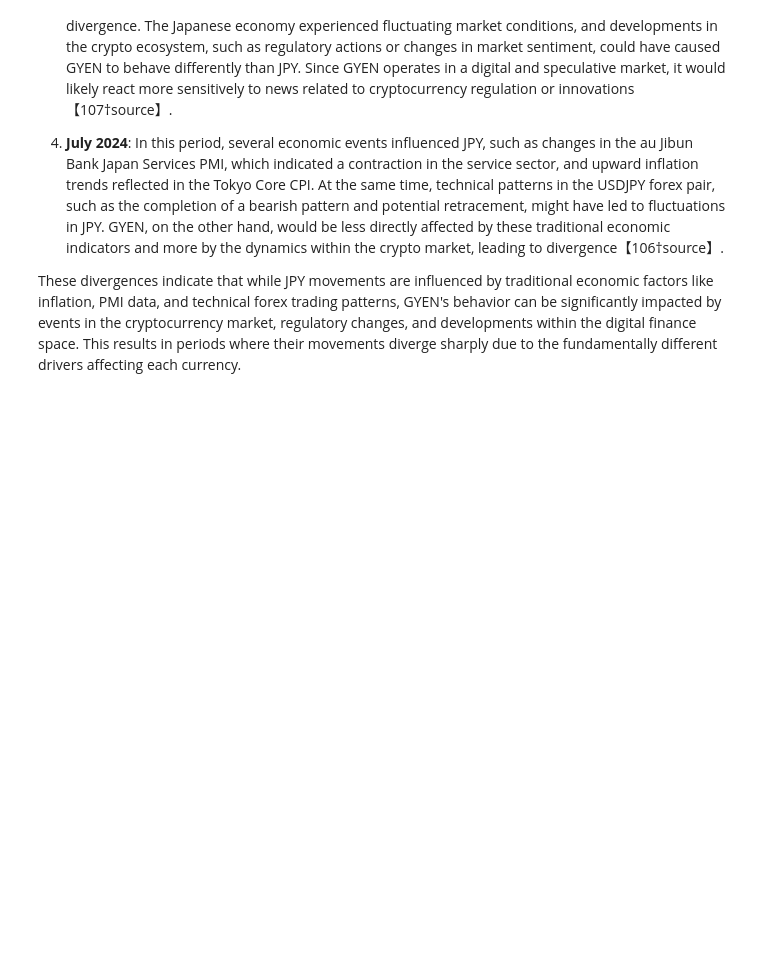
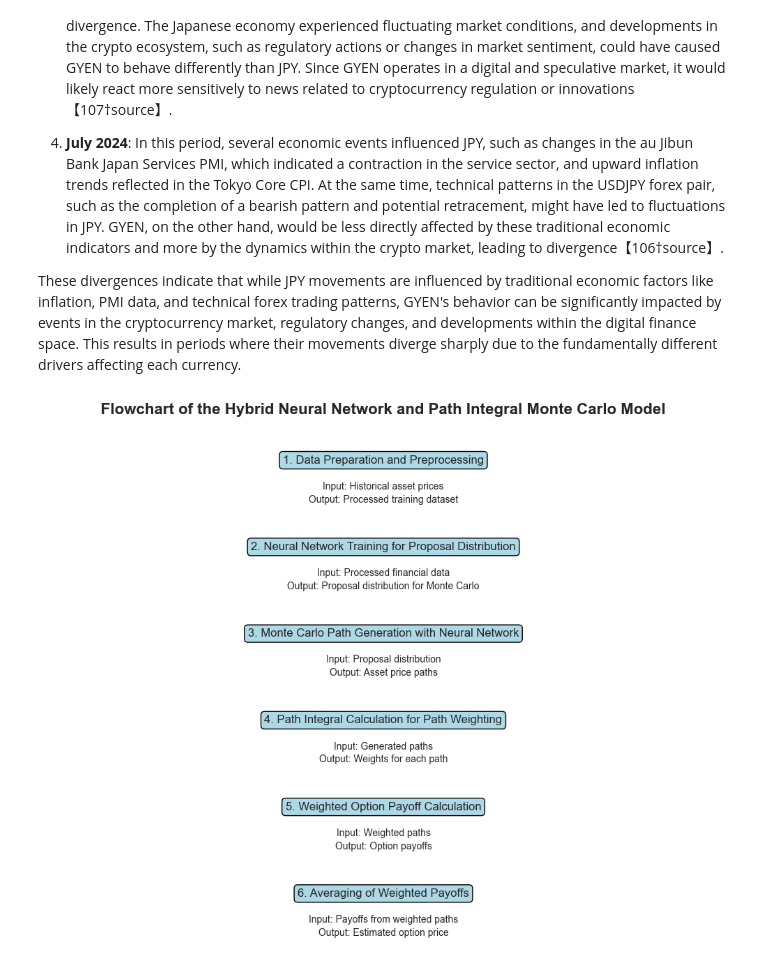
Before and after one commit to joodevs/algo-trader, a Jupyter notebook: gyen-yen-analysis.ipynb, the cells around one changed output. Saved outputs shown, nothing was run; the diff lists cells and outputs as text; code cells hidden in the pictures; blank space fills up the shorter version.

```diff
--- a/gyen-yen-analysis.ipynb
+++ b/gyen-yen-analysis.ipynb
@@ -1160,3 +1160,71 @@ Based on the events from the periods you identified, here are some insights into
 4. **July 2024**: In this period, several economic events influenced JPY, such as changes in the au Jibun Bank Japan Services PMI, which indicated a contraction in the service sector, and upward inflation trends reflected in the Tokyo Core CPI. At the same time, technical patterns in the USDJPY forex pair, such as the completion of a bearish pattern and potential retracement, might have led to fluctuations in JPY. GYEN, on the other hand, would be less directly affected by these traditional economic indicators and more by the dynamics within the crypto market, leading to divergence【106†source】.
 
 These divergences indicate that while JPY movements are influenced by traditional economic factors like inflation, PMI data, and technical forex trading patterns, GYEN's behavior can be significantly impacted by events in the cryptocurrency market, regulatory changes, and developments within the digital finance space. This results in periods where their movements diverge sharply due to the fundamentally different drivers affecting each currency.
+# %%
+import matplotlib.pyplot as plt
+import matplotlib.patches as patches
+import matplotlib.lines as mlines
+
+# Create figure and axis
+fig, ax = plt.subplots(figsize=(10, 8))
+
+# Set axis limits and title
+ax.set_xlim(0, 10)
+ax.set_ylim(0, 12)
+ax.axis('off')
+ax.set_title("Flowchart of the Hybrid Neural Network and Path Integral Monte Carlo Model", fontsize=16, fontweight='bold')
+
+# Define box properties
+box_props = dict(boxstyle="round,pad=0.3", edgecolor="black", facecolor="lightblue")
+
+# Draw boxes and arrows
+# Step 1: Data Preparation and Preprocessing
+ax.text(5, 11, "1. Data Preparation and Preprocessing", fontsize=12, ha='center', bbox=box_props)
+ax.text(5, 10.4, "Input: Historical asset prices", fontsize=10, ha='center')
+ax.text(5, 10.1, "Output: Processed training dataset", fontsize=10, ha='center')
+
+# Arrow from Step 1 to Step 2
+ax.annotate('', xy=(5, 10), xytext=(5, 9.5), arrowprops=dict(facecolor='black', arrowstyle='->'))
+
+# Step 2: Neural Network Training for Proposal Distribution
+ax.text(5, 9, "2. Neural Network Training for Proposal Distribution", fontsize=12, ha='center', bbox=box_props)
+ax.text(5, 8.4, "Input: Processed financial data", fontsize=10, ha='center')
+ax.text(5, 8.1, "Output: Proposal distribution for Monte Carlo", fontsize=10, ha='center')
+
+# Arrow from Step 2 to Step 3
+ax.annotate('', xy=(5, 8), xytext=(5, 7.5), arrowprops=dict(facecolor='black', arrowstyle='->'))
+
+# Step 3: Monte Carlo Path Generation with Neural Network
+ax.text(5, 7, "3. Monte Carlo Path Generation with Neural Network", fontsize=12, ha='center', bbox=box_props)
+ax.text(5, 6.4, "Input: Proposal distribution", fontsize=10, ha='center')
+ax.text(5, 6.1, "Output: Asset price paths", fontsize=10, ha='center')
+
+# Arrow from Step 3 to Step 4
+ax.annotate('', xy=(5, 6), xytext=(5, 5.5), arrowprops=dict(facecolor='black', arrowstyle='->'))
+
+# Step 4: Path Integral Calculation for Path Weighting
+ax.text(5, 5, "4. Path Integral Calculation for Path Weighting", fontsize=12, ha='center', bbox=box_props)
+ax.text(5, 4.4, "Input: Generated paths", fontsize=10, ha='center')
+ax.text(5, 4.1, "Output: Weights for each path", fontsize=10, ha='center')
+
+# Arrow from Step 4 to Step 5
+ax.annotate('', xy=(5, 4), xytext=(5, 3.5), arrowprops=dict(facecolor='black', arrowstyle='->'))
+
+# Step 5: Weighted Option Payoff Calculation
+ax.text(5, 3, "5. Weighted Option Payoff Calculation", fontsize=12, ha='center', bbox=box_props)
+ax.text(5, 2.4, "Input: Weighted paths", fontsize=10, ha='center')
+ax.text(5, 2.1, "Output: Option payoffs", fontsize=10, ha='center')
+
+# Arrow from Step 5 to Step 6
+ax.annotate('', xy=(5, 2), xytext=(5, 1.5), arrowprops=dict(facecolor='black', arrowstyle='->'))
+
+# Step 6: Averaging of Weighted Payoffs
+ax.text(5, 1, "6. Averaging of Weighted Payoffs", fontsize=12, ha='center', bbox=box_props)
+ax.text(5, 0.4, "Input: Payoffs from weighted paths", fontsize=10, ha='center')
+ax.text(5, 0.1, "Output: Estimated option price", fontsize=10, ha='center')
+
+# Display the flowchart
+plt.tight_layout()
+plt.show()
+# %% [output]
+[figure, added]
```
Also changed, not shown: parts of 1 cell of this notebook.
